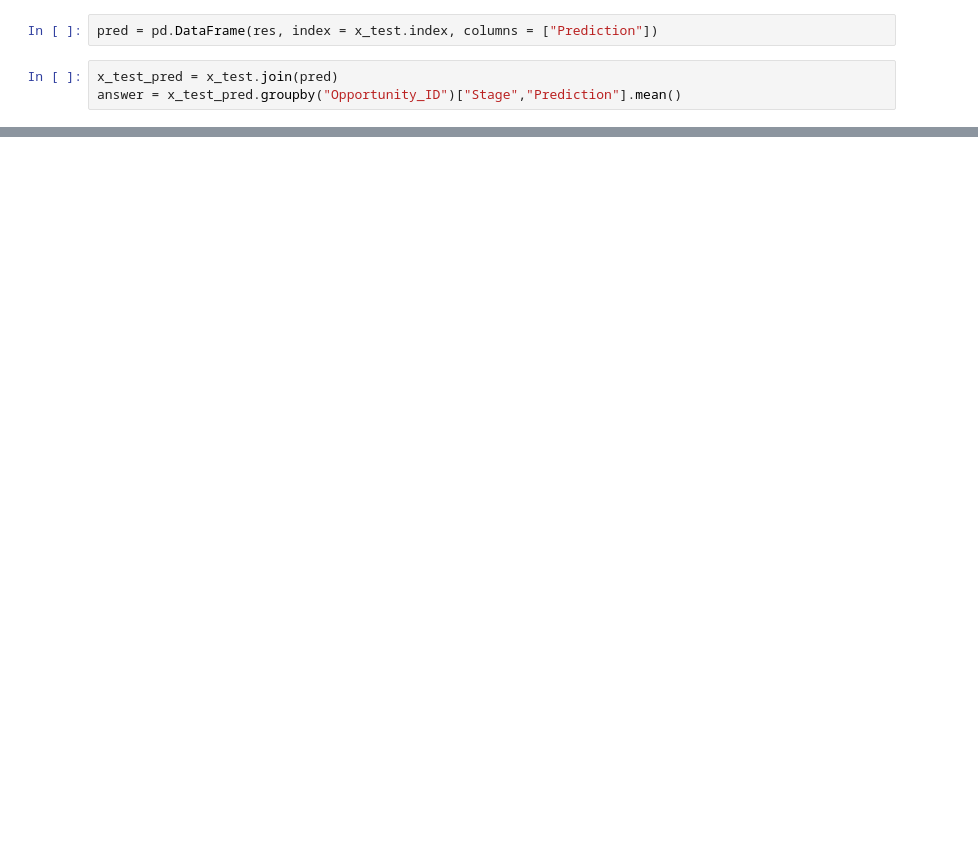
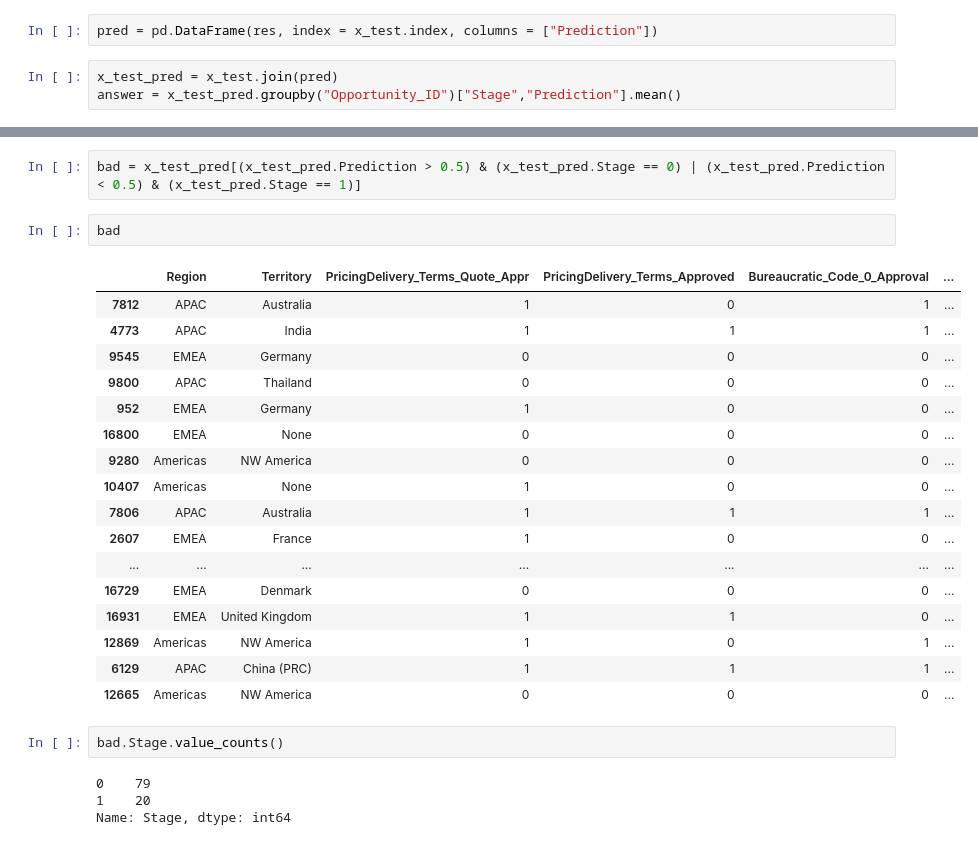
Before and after one commit to eugenusb/Alix2020, a Jupyter notebook: catboostfab.ipynb, the cells around one changed output, grey strips where cells are left out. Cells and saved outputs as stored; diff of their text form; blank space fills up the shorter version.

```diff
--- a/catboostfab.ipynb
+++ b/catboostfab.ipynb
@@ -186,0 +209,28 @@ feat_imp.plot(kind = 'bar', title = 'Feature Importance')
+# %%
+bad = x_test_pred[(x_test_pred.Prediction > 0.5) & (x_test_pred.Stage == 0) | (x_test_pred.Prediction < 0.5) & (x_test_pred.Stage == 1)]
+# %%
+bad
+# %% [output]
+|  | Region | Territory | PricingDelivery_Terms_Quote_Appr | PricingDelivery_Terms_Approved | Bureaucratic_Code_0_Approval | ... |
+| 7812 | APAC | Australia | 1 | 0 | 1 | ... |
+| 4773 | APAC | India | 1 | 1 | 1 | ... |
+| 9545 | EMEA | Germany | 0 | 0 | 0 | ... |
+| 9800 | APAC | Thailand | 0 | 0 | 0 | ... |
+| 952 | EMEA | Germany | 1 | 0 | 0 | ... |
+| 16800 | EMEA | None | 0 | 0 | 0 | ... |
+| 9280 | Americas | NW America | 0 | 0 | 0 | ... |
+| 10407 | Americas | None | 1 | 0 | 0 | ... |
+| 7806 | APAC | Australia | 1 | 1 | 1 | ... |
+| 2607 | EMEA | France | 1 | 0 | 0 | ... |
+| ... | ... | ... | ... | ... | ... | ... |
+| 16729 | EMEA | Denmark | 0 | 0 | 0 | ... |
+| 16931 | EMEA | United Kingdom | 1 | 1 | 0 | ... |
+| 12869 | Americas | NW America | 1 | 0 | 1 | ... |
+| 6129 | APAC | China (PRC) | 1 | 1 | 1 | ... |
+| 12665 | Americas | NW America | 0 | 0 | 0 | ... |
+# %%
+bad.Stage.value_counts()
+# %% [output]
+0    79
+1    20
+Name: Stage, dtype: int64
```
Also changed, not shown: parts of 9 cells of this notebook.
